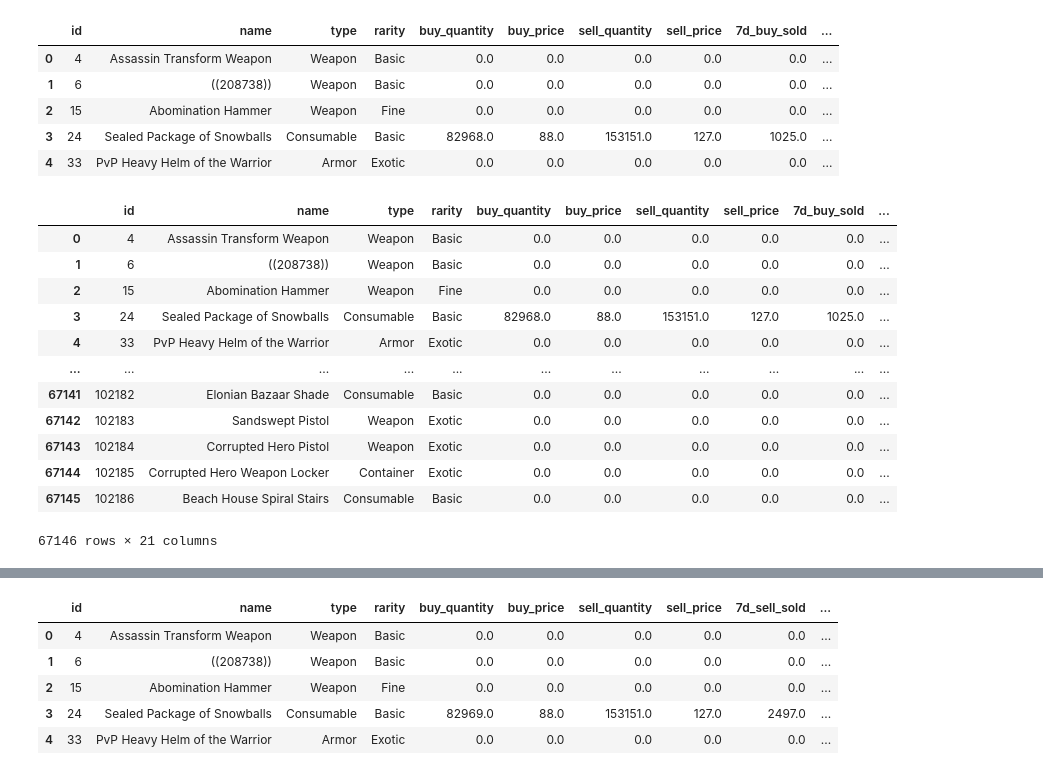
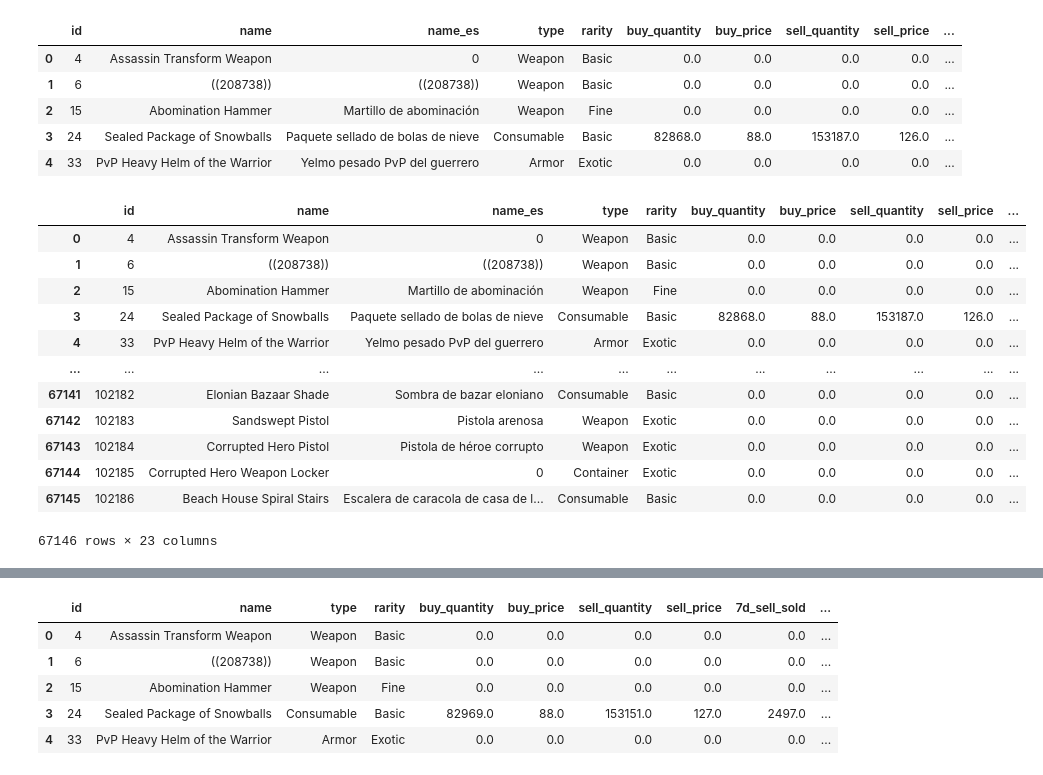
Before and after one commit to josrodand/gw2_data, a Jupyter notebook: notebooks/data_gathering.ipynb, the cells around one changed output, grey strips where cells are left out. Saved outputs shown, nothing was run; the diff lists cells and outputs as text; code cells hidden in the pictures.

```diff
--- a/notebooks/data_gathering.ipynb
+++ b/notebooks/data_gathering.ipynb
@@ -14,11 +14,13 @@ from src.data_gathering import APIRequest
 # %%
 api_request = APIRequest()
 data = api_request.read_data()
-data.head()
+data_transformed = api_request.transform_data(data)
+data_filtered = api_request.filter_data(data_transformed)
+data_filtered
 # %% [output]
-|  | id | name | type | rarity | buy_quantity | buy_price | sell_quantity | sell_price | 7d_buy_sold | ... |
-| 0 | 4 | Assassin Transform Weapon | Weapon | Basic | 0.0 | 0.0 | 0.0 | 0.0 | 0.0 | ... |
-| 1 | 6 | ((208738)) | Weapon | Basic | 0.0 | 0.0 | 0.0 | 0.0 | 0.0 | ... |
-| 2 | 15 | Abomination Hammer | Weapon | Fine | 0.0 | 0.0 | 0.0 | 0.0 | 0.0 | ... |
-| 3 | 24 | Sealed Package of Snowballs | Consumable | Basic | 82968.0 | 88.0 | 153151.0 | 127.0 | 1025.0 | ... |
-| 4 | 33 | PvP Heavy Helm of the Warrior | Armor | Exotic | 0.0 | 0.0 | 0.0 | 0.0 | 0.0 | ... |
+|  | id | name | name_es | type | rarity | buy_quantity | buy_price | sell_quantity | sell_price | ... |
+| 0 | 4 | Assassin Transform Weapon | 0 | Weapon | Basic | 0.0 | 0.0 | 0.0 | 0.0 | ... |
+| 1 | 6 | ((208738)) | ((208738)) | Weapon | Basic | 0.0 | 0.0 | 0.0 | 0.0 | ... |
+| 2 | 15 | Abomination Hammer | Martillo de abominación | Weapon | Fine | 0.0 | 0.0 | 0.0 | 0.0 | ... |
+| 3 | 24 | Sealed Package of Snowballs | Paquete sellado de bolas de nieve | Consumable | Basic | 82868.0 | 88.0 | 153187.0 | 126.0 | ... |
+| 4 | 33 | PvP Heavy Helm of the Warrior | Yelmo pesado PvP del guerrero | Armor | Exotic | 0.0 | 0.0 | 0.0 | 0.0 | ... |
@@ -41,20 +27,21 @@ data.head()
 # %%
 data_transformed = api_request.transform_data(data)
-data_transformed
+data_filtered = api_request.filter_data(data_transformed)
+data_filtered
 # %% [output]
-|  | id | name | type | rarity | buy_quantity | buy_price | sell_quantity | sell_price | 7d_buy_sold | ... |
-| 0 | 4 | Assassin Transform Weapon | Weapon | Basic | 0.0 | 0.0 | 0.0 | 0.0 | 0.0 | ... |
-| 1 | 6 | ((208738)) | Weapon | Basic | 0.0 | 0.0 | 0.0 | 0.0 | 0.0 | ... |
-| 2 | 15 | Abomination Hammer | Weapon | Fine | 0.0 | 0.0 | 0.0 | 0.0 | 0.0 | ... |
-| 3 | 24 | Sealed Package of Snowballs | Consumable | Basic | 82968.0 | 88.0 | 153151.0 | 127.0 | 1025.0 | ... |
-| 4 | 33 | PvP Heavy Helm of the Warrior | Armor | Exotic | 0.0 | 0.0 | 0.0 | 0.0 | 0.0 | ... |
+|  | id | name | name_es | type | rarity | buy_quantity | buy_price | sell_quantity | sell_price | ... |
+| 0 | 4 | Assassin Transform Weapon | 0 | Weapon | Basic | 0.0 | 0.0 | 0.0 | 0.0 | ... |
+| 1 | 6 | ((208738)) | ((208738)) | Weapon | Basic | 0.0 | 0.0 | 0.0 | 0.0 | ... |
+| 2 | 15 | Abomination Hammer | Martillo de abominación | Weapon | Fine | 0.0 | 0.0 | 0.0 | 0.0 | ... |
+| 3 | 24 | Sealed Package of Snowballs | Paquete sellado de bolas de nieve | Consumable | Basic | 82868.0 | 88.0 | 153187.0 | 126.0 | ... |
+| 4 | 33 | PvP Heavy Helm of the Warrior | Yelmo pesado PvP del guerrero | Armor | Exotic | 0.0 | 0.0 | 0.0 | 0.0 | ... |
 | ... | ... | ... | ... | ... | ... | ... | ... | ... | ... | ... |
-| 67141 | 102182 | Elonian Bazaar Shade | Consumable | Basic | 0.0 | 0.0 | 0.0 | 0.0 | 0.0 | ... |
-| 67142 | 102183 | Sandswept Pistol | Weapon | Exotic | 0.0 | 0.0 | 0.0 | 0.0 | 0.0 | ... |
-| 67143 | 102184 | Corrupted Hero Pistol | Weapon | Exotic | 0.0 | 0.0 | 0.0 | 0.0 | 0.0 | ... |
-| 67144 | 102185 | Corrupted Hero Weapon Locker | Container | Exotic | 0.0 | 0.0 | 0.0 | 0.0 | 0.0 | ... |
-| 67145 | 102186 | Beach House Spiral Stairs | Consumable | Basic | 0.0 | 0.0 | 0.0 | 0.0 | 0.0 | ... |
+| 67141 | 102182 | Elonian Bazaar Shade | Sombra de bazar eloniano | Consumable | Basic | 0.0 | 0.0 | 0.0 | 0.0 | ... |
+| 67142 | 102183 | Sandswept Pistol | Pistola arenosa | Weapon | Exotic | 0.0 | 0.0 | 0.0 | 0.0 | ... |
+| 67143 | 102184 | Corrupted Hero Pistol | Pistola de héroe corrupto | Weapon | Exotic | 0.0 | 0.0 | 0.0 | 0.0 | ... |
+| 67144 | 102185 | Corrupted Hero Weapon Locker | 0 | Container | Exotic | 0.0 | 0.0 | 0.0 | 0.0 | ... |
+| 67145 | 102186 | Beach House Spiral Stairs | Escalera de caracola de casa de l... | Consumable | Basic | 0.0 | 0.0 | 0.0 | 0.0 | ... |
-67146 rows × 21 columns
+67146 rows × 23 columns
 # %%
 # filtros
 # el 1day sold menor que una septima parte de 7d sold
```
Also changed, not shown: parts of 5 cells of this notebook, 4 other files.
